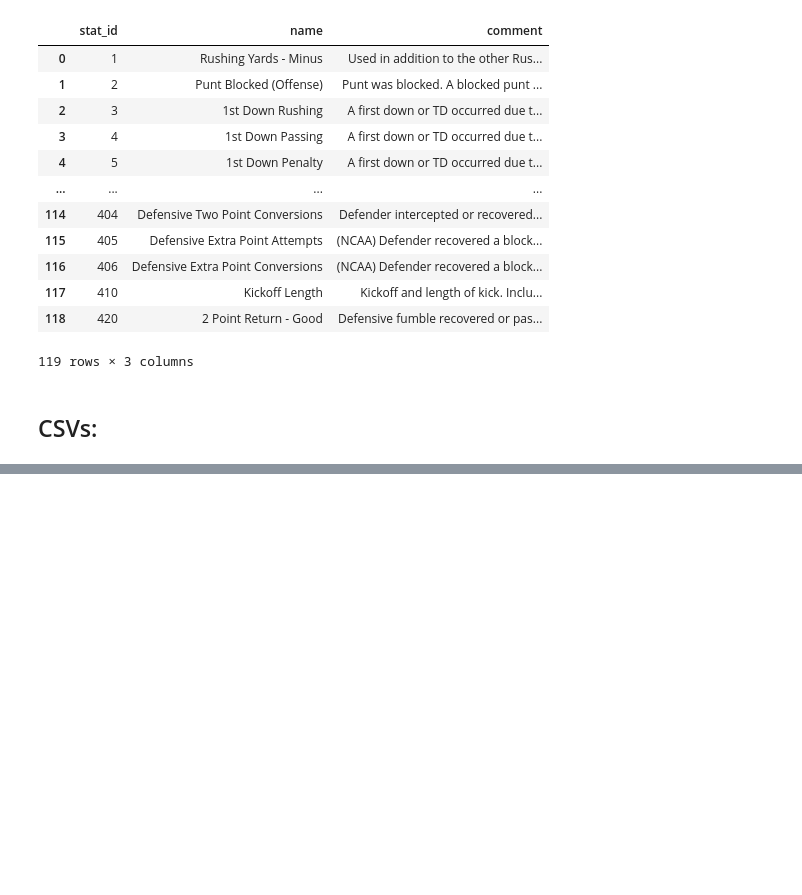
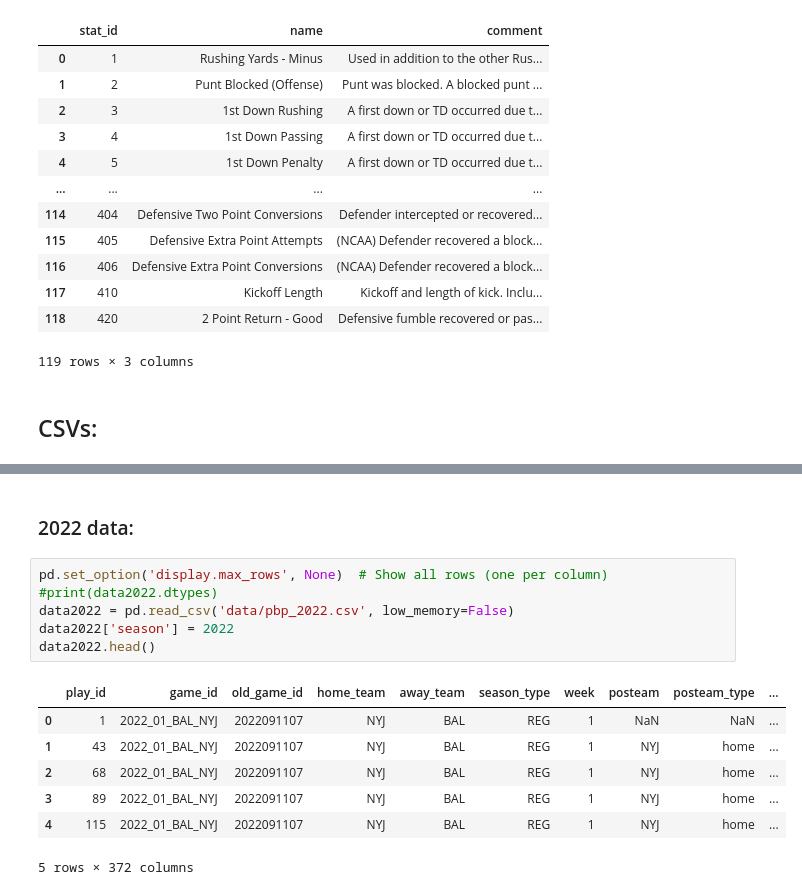
Before and after one commit to ms126/4thdowns, a Jupyter notebook: main.ipynb, the cells around one changed output, grey strips where cells are left out. Saved outputs shown, nothing was run; the diff lists cells and outputs as text; blank space fills up the shorter version.

```diff
--- a/main.ipynb
+++ b/main.ipynb
@@ -72,0 +130,16 @@ stat_ids
+# %% [markdown]
+### 2022 data:
+# %%
+pd.set_option('display.max_rows', None)  # Show all rows (one per column)
+#print(data2022.dtypes)
+data2022 = pd.read_csv('data/pbp_2022.csv', low_memory=False)
+data2022['season'] = 2022
+data2022.head()
+# %% [output]
+|  | play_id | game_id | old_game_id | home_team | away_team | season_type | week | posteam | posteam_type | ... |
+| 0 | 1 | 2022_01_BAL_NYJ | 2022091107 | NYJ | BAL | REG | 1 | NaN | NaN | ... |
+| 1 | 43 | 2022_01_BAL_NYJ | 2022091107 | NYJ | BAL | REG | 1 | NYJ | home | ... |
+| 2 | 68 | 2022_01_BAL_NYJ | 2022091107 | NYJ | BAL | REG | 1 | NYJ | home | ... |
+| 3 | 89 | 2022_01_BAL_NYJ | 2022091107 | NYJ | BAL | REG | 1 | NYJ | home | ... |
+| 4 | 115 | 2022_01_BAL_NYJ | 2022091107 | NYJ | BAL | REG | 1 | NYJ | home | ... |
+5 rows × 372 columns
```
Also changed, not shown: parts of 27 cells of this notebook, 2 other files.
